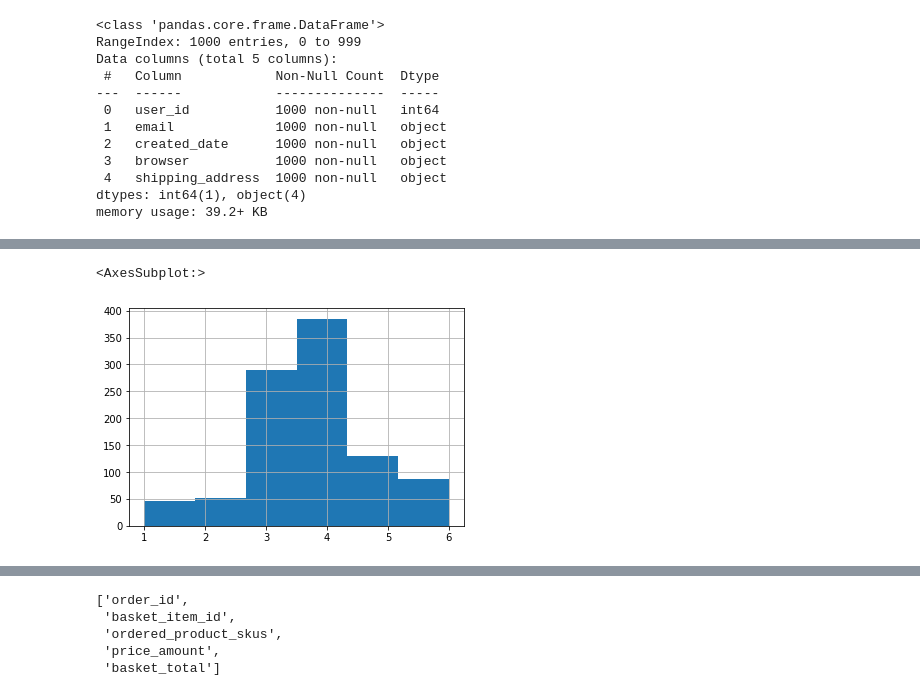
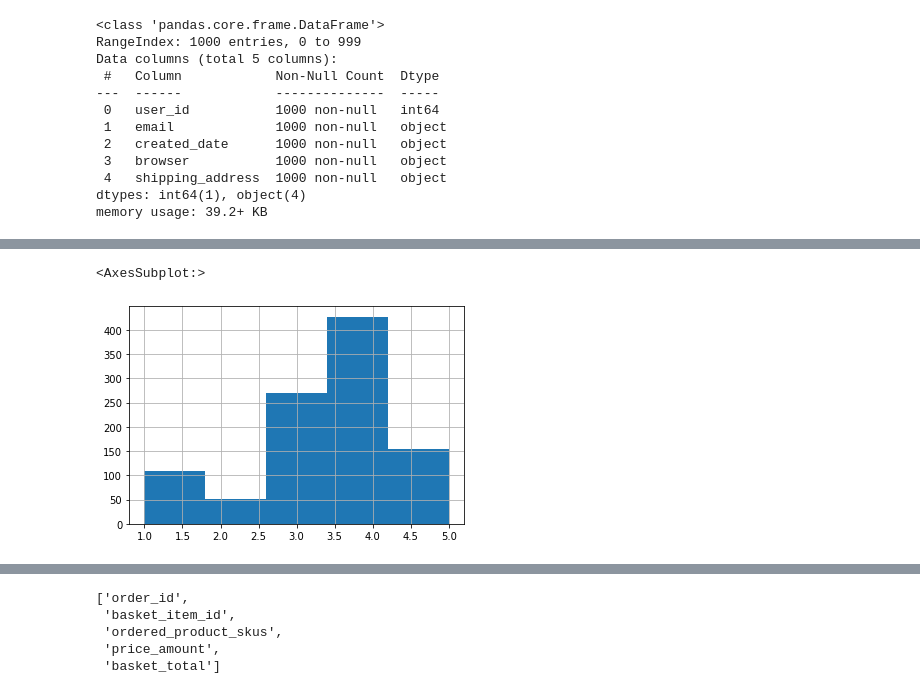
Before and after one commit to lightdash/lightdash-demo-data-gardening, a Jupyter notebook: exploration.ipynb, the cells around one changed output, grey strips where cells are left out. Drawn from its saved outputs; the diff is of its cells as text; code cells hidden in the pictures.

```diff
--- a/exploration.ipynb
+++ b/exploration.ipynb
@@ -117,8 +117,8 @@ df_orders['user_id'].value_counts().hist(bins=6)
 # %%
-df_orders['partner_id'].hist(bins=6)
+df_orders['partner_id'].hist(bins=5)
 # %% [output]
 <AxesSubplot:>
-[figure, old version]
+[figure, new version]
 # %%
 df_orders['referrer'].value_counts()
 # %% [output]
```
Also changed, not shown: parts of 18 cells of this notebook, 19 other files.
